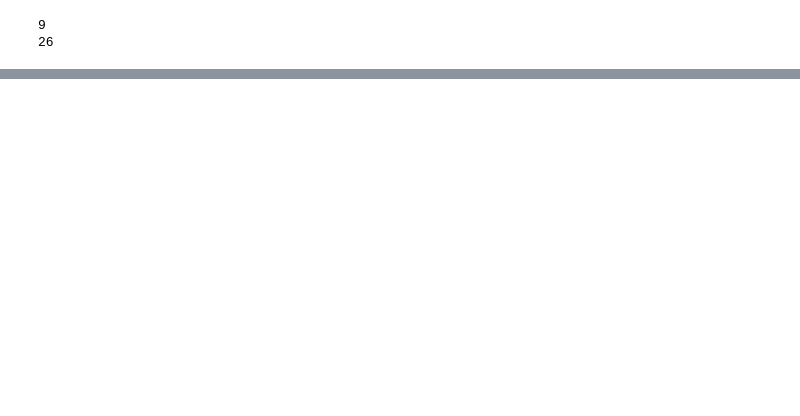
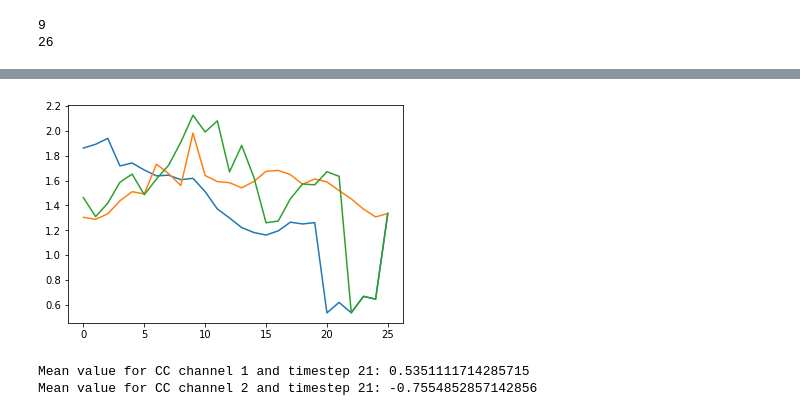
Before and after one commit to icik251/JapaneseSpeechRecognition, a Jupyter notebook: data_processing.ipynb, the cells around one changed output, grey strips where cells are left out. Saved outputs shown, nothing was run; the diff lists cells and outputs as text; code cells hidden in the pictures; blank space fills up the shorter version.

```diff
--- a/data_processing.ipynb
+++ b/data_processing.ipynb
@@ -113,0 +170,26 @@ array([ 1.860936, -0.207383,  0.261557, -0.214562, -0.171253, -0.118167,
+# %%
+import matplotlib.pyplot as plt
+
+## Test visuzalization before processing
+for count, item in enumerate(list_of_processed_trains):
+    for feature_idx, feature_vector in enumerate(item.T):
+        if feature_idx == 0:
+            plt.plot(feature_vector)
+        break
+    if count == 2:
+        break
+# %% [output]
+[figure, added]
+# %%
+import numpy as np
+
+CC_channel1 = 1
+CC_channel2 = 2
+timestep_ = 21
+
+## 21 here equals to 20 on the plot as of indexing starts from 0
+print("Mean value for CC channel {} and timestep {}: {}".format(CC_channel1, timestep_, np.mean(dict_of_cc_dicts_modified[CC_channel1][timestep_])))
+print("Mean value for CC channel {} and timestep {}: {}".format(CC_channel2, timestep_, np.mean(dict_of_cc_dicts_modified[CC_channel2][timestep_])))
+# %% [output]
+Mean value for CC channel 1 and timestep 21: 0.5351111714285715
+Mean value for CC channel 2 and timestep 21: -0.7554852857142856
```
Also changed, not shown: parts of 9 cells of this notebook, 15 other files.
